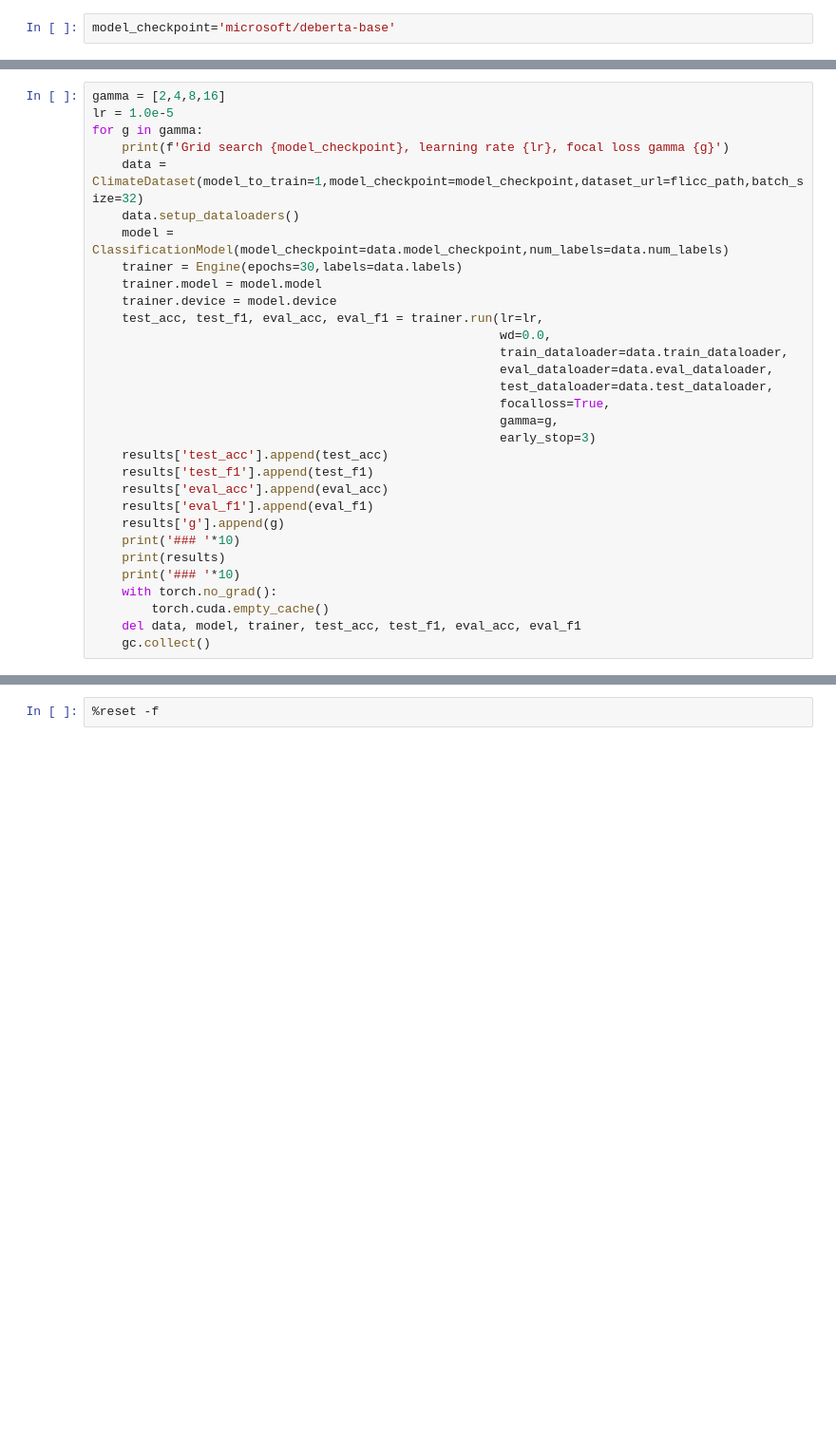
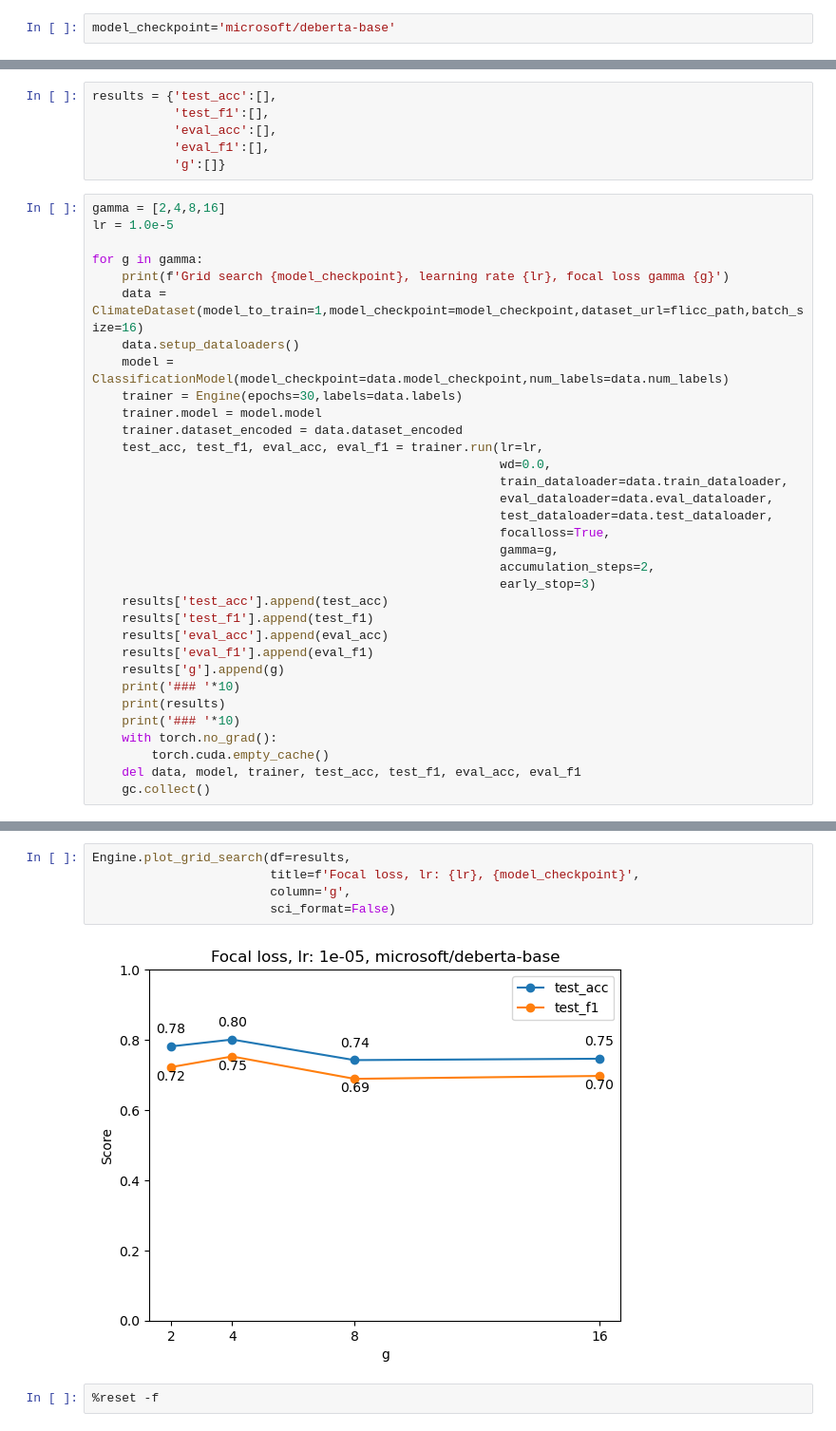
Before and after one commit to fzanart/FLICC, a Jupyter notebook: grid_search/model1/focal_loss/02_Deberta_focal.ipynb, the cells around one changed output, grey strips where cells are left out. Shown at 95% size. Drawn from its saved outputs; the diff is of its cells as text; blank space fills up the shorter version.

Commit message:
results update

```diff
--- a/grid_search/model1/focal_loss/02_Deberta_focal.ipynb
+++ b/grid_search/model1/focal_loss/02_Deberta_focal.ipynb
@@ -18,14 +14,21 @@ results = {'acc':[],
+# %%
+results = {'test_acc':[],
+           'test_f1':[],
+           'eval_acc':[],
+           'eval_f1':[],
+           'g':[]}
 # %%
 gamma = [2,4,8,16]
 lr = 1.0e-5
+
 for g in gamma:
     print(f'Grid search {model_checkpoint}, learning rate {lr}, focal loss gamma {g}')
-    data = ClimateDataset(model_to_train=1,model_checkpoint=model_checkpoint,dataset_url=flicc_path,batch_size=32)
+    data = ClimateDataset(model_to_train=1,model_checkpoint=model_checkpoint,dataset_url=flicc_path,batch_size=16)
     data.setup_dataloaders()
     model = ClassificationModel(model_checkpoint=data.model_checkpoint,num_labels=data.num_labels)
     trainer = Engine(epochs=30,labels=data.labels)
     trainer.model = model.model
-    trainer.device = model.device
+    trainer.dataset_encoded = data.dataset_encoded
     test_acc, test_f1, eval_acc, eval_f1 = trainer.run(lr=lr,
                                                        wd=0.0,
                                                        train_dataloader=data.train_dataloader,
@@ -33,6 +36,7 @@ for g in gamma:
                                                        test_dataloader=data.test_dataloader,
                                                        focalloss=True,
                                                        gamma=g,
+                                                       accumulation_steps=2,
                                                        early_stop=3)
     results['test_acc'].append(test_acc)
     results['test_f1'].append(test_f1)
@@ -81,2 +135,9 @@ plot_grid_search(pd.DataFrame(results), f'Focal loss, lr: 1.0e-4 {model_checkpoi
+# %%
+Engine.plot_grid_search(df=results,
+                        title=f'Focal loss, lr: {lr}, {model_checkpoint}',
+                        column='g',
+                        sci_format=False)
+# %% [output]
+[figure, added]
 # %%
 %reset -f
```
Also changed, not shown: parts of 4 cells of this notebook, 4 other files.
